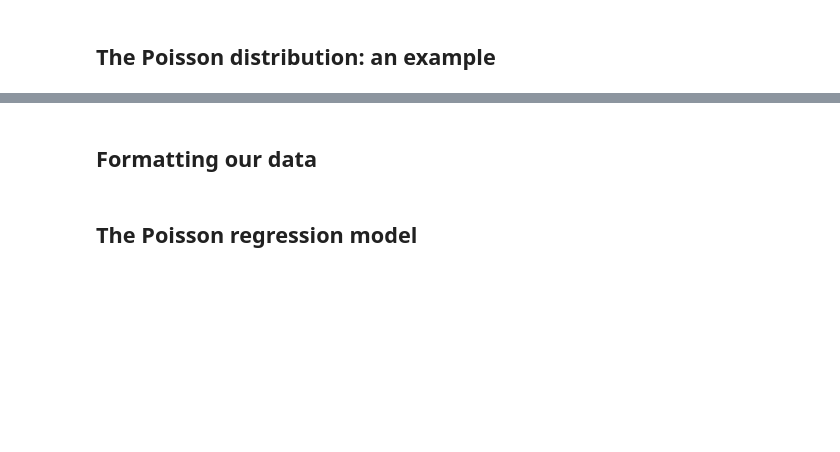
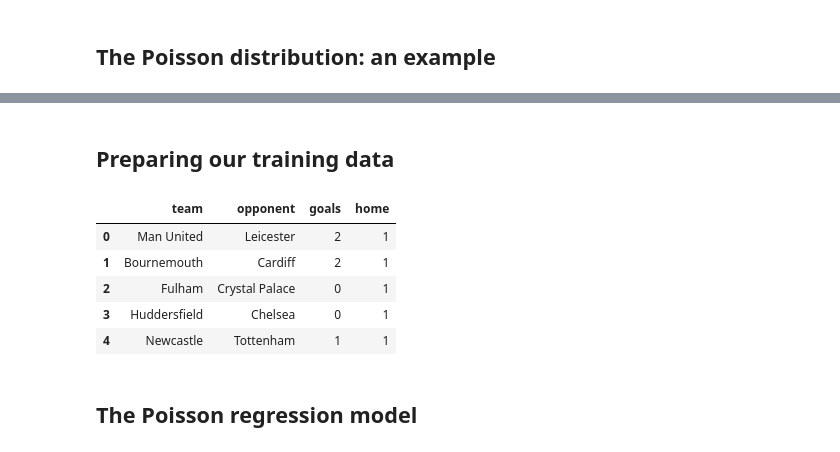
Before and after one commit to roncv/FootballForecasting, a Jupyter notebook: presentation.ipynb, the cells around one changed output, grey strips where cells are left out. Saved outputs shown, nothing was run; the diff lists cells and outputs as text; code cells hidden in the pictures; blank space fills up the shorter version.

```diff
--- a/presentation.ipynb
+++ b/presentation.ipynb
@@ -121,3 +156,3 @@ plt.show()
 # %% [markdown]
-## Formatting our data
+## Preparing our training data
 # %%
@@ -135,8 +168,15 @@ home_goals = home_goals.rename(
 # Separate away goals data
 # %%
 # Concatenating into training data
-training_data = pd.concat([home_goals, away_goals])
-training_data.head()
+train_data = pd.concat([home_goals, away_goals])
+train_data.head()
+# %% [output]
+|  | team | opponent | goals | home |
+| 0 | Man United | Leicester | 2 | 1 |
+| 1 | Bournemouth | Cardiff | 2 | 1 |
+| 2 | Fulham | Crystal Palace | 0 | 1 |
+| 3 | Huddersfield | Chelsea | 0 | 1 |
+| 4 | Newcastle | Tottenham | 1 | 1 |
 # %% [markdown]
 ## The Poisson regression model
 # %% [markdown]
```
Also changed, not shown: parts of 32 cells of this notebook, 1 other file.
